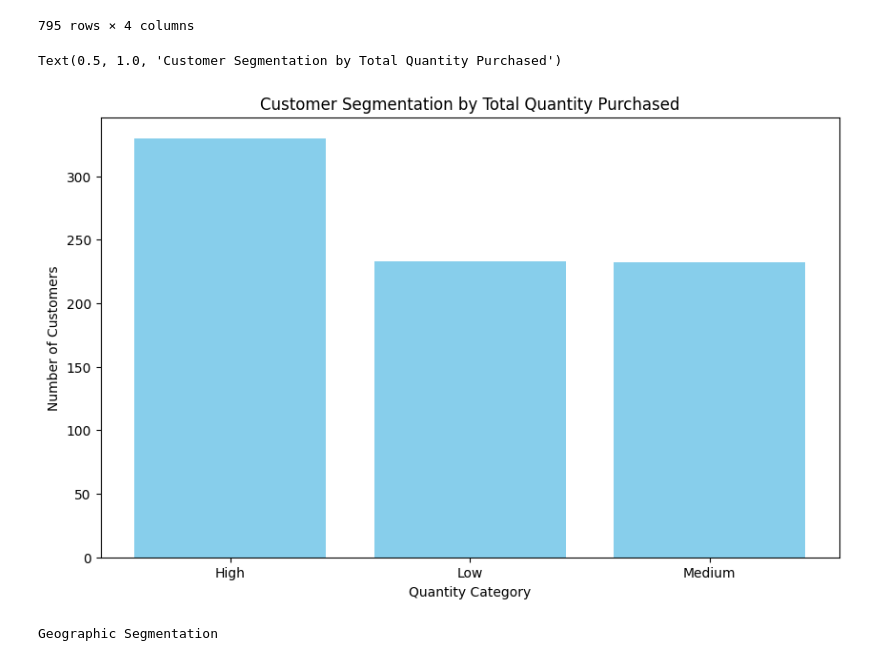
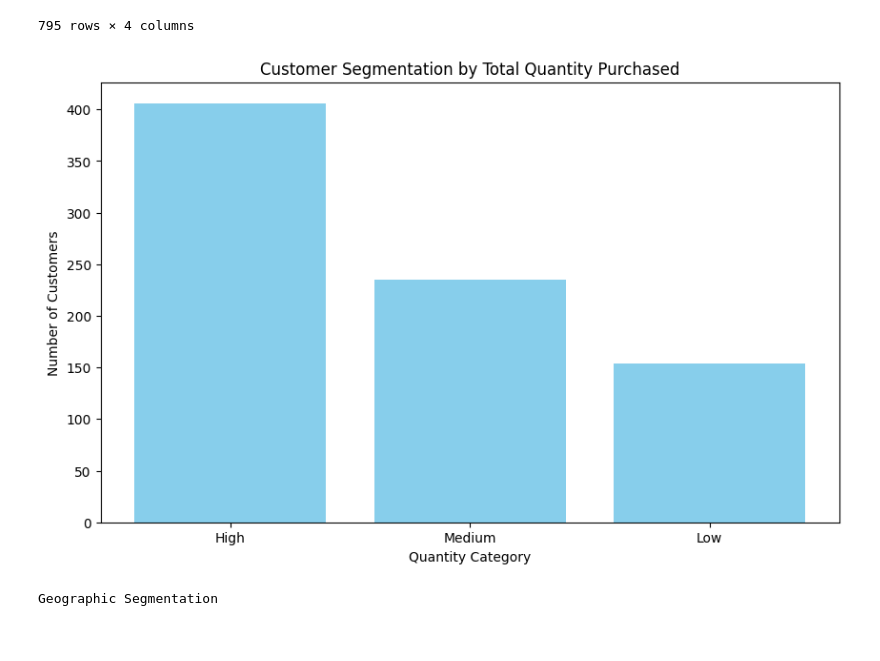
Before and after one commit to analyst-ankita/EU-Superstore-Analysis, a Jupyter notebook: superstore-analysis.ipynb, the cells around one changed output. Saved outputs shown, nothing was run; the diff lists cells and outputs as text; code cells hidden in the pictures.

Commit message:
modifications in visuals

```diff
--- a/superstore-analysis.ipynb
+++ b/superstore-analysis.ipynb
@@ -304,31 +313,30 @@ Behavioral Segmentation
 795 rows × 4 columns
 # %%
 # Calculate quartiles for total quantity
-quartiles = result_behavioral['total_quantity'].quantile([0.3, 0.6])
+quartiles = result_behavioral['total_quantity'].quantile([0.2, 0.5])
 
 # Create a function to categorize customers based on quartiles
 def categorize_total_quantity(total_quantity):
-    if total_quantity >= quartiles[0.6]:
+    if total_quantity >= quartiles[0.5]:
         return 'High'
-    elif total_quantity >= quartiles[0.3]:
+    elif total_quantity >= quartiles[0.2]:
         return 'Medium'
     else:
         return 'Low'
 
 # Apply the categorization to create a new column
 result_behavioral['Quantity Category'] = result_behavioral['total_quantity'].apply(categorize_total_quantity)
 
 # Create a bar chart to visualize the segmented customers
 plt.figure(figsize=(10, 6))
 plt.bar(result_behavioral['Quantity Category'].value_counts().index, result_behavioral['Quantity Category'].value_counts(), color='skyblue')
 plt.xlabel('Quantity Category')
 plt.ylabel('Number of Customers')
 plt.title('Customer Segmentation by Total Quantity Purchased')
 
-# plt.show()
+plt.show()
 # %% [output]
-Text(0.5, 1.0, 'Customer Segmentation by Total Quantity Purchased')
-[figure, old version]
+[figure, new version]
 # %%
 # SQL Query for Geographic Segmentation
 query_geographic = """
```
Also changed, not shown: parts of 17 cells of this notebook.
